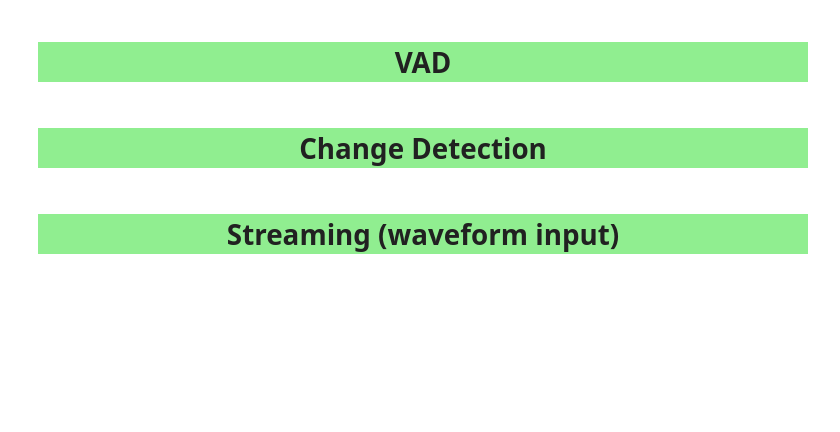
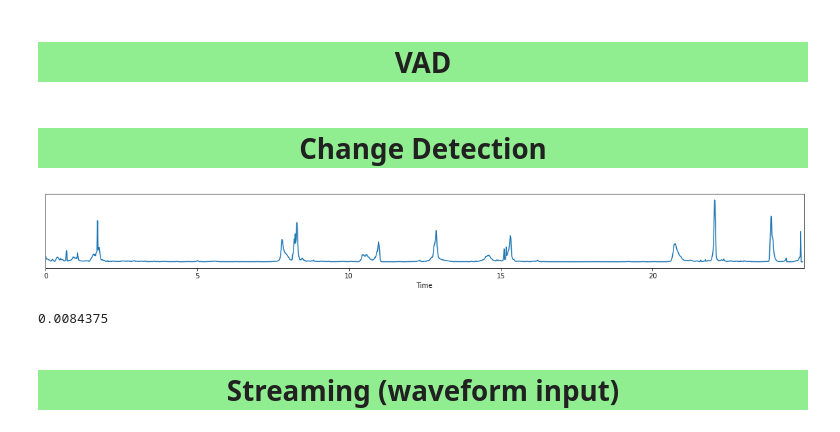
Before and after one commit to amitliron/Voice, a Jupyter notebook: SpeakerSegmentation.ipynb, the cells around one changed output. Cells and saved outputs as stored; diff of their text form; code cells hidden in the pictures; blank space fills up the shorter version.

```diff
--- a/SpeakerSegmentation.ipynb
+++ b/SpeakerSegmentation.ipynb
@@ -167,6 +170,14 @@ to_scd   = lambda probability: np.max(np.abs(np.diff(probability, n=1, axis=TIME
                                     axis=SPEAKER_AXIS, keepdims=True)
 scd      = Inference("pyannote/segmentation", pre_aggregation_hook=to_scd)
 scd_prob = scd(SAMPLE_WAV)
+# %%
+scd_prob
+# %% [output]
+[figure, added]
+# %%
+speech.get_timeline()[0].start
+# %% [output]
+0.0084375
 # %%
 peak     = Peak(alpha=0.05)
 scd_peak = peak(scd_prob).crop(speech.get_timeline())
```
Also changed, not shown: parts of 15 cells of this notebook, 4 other files.
